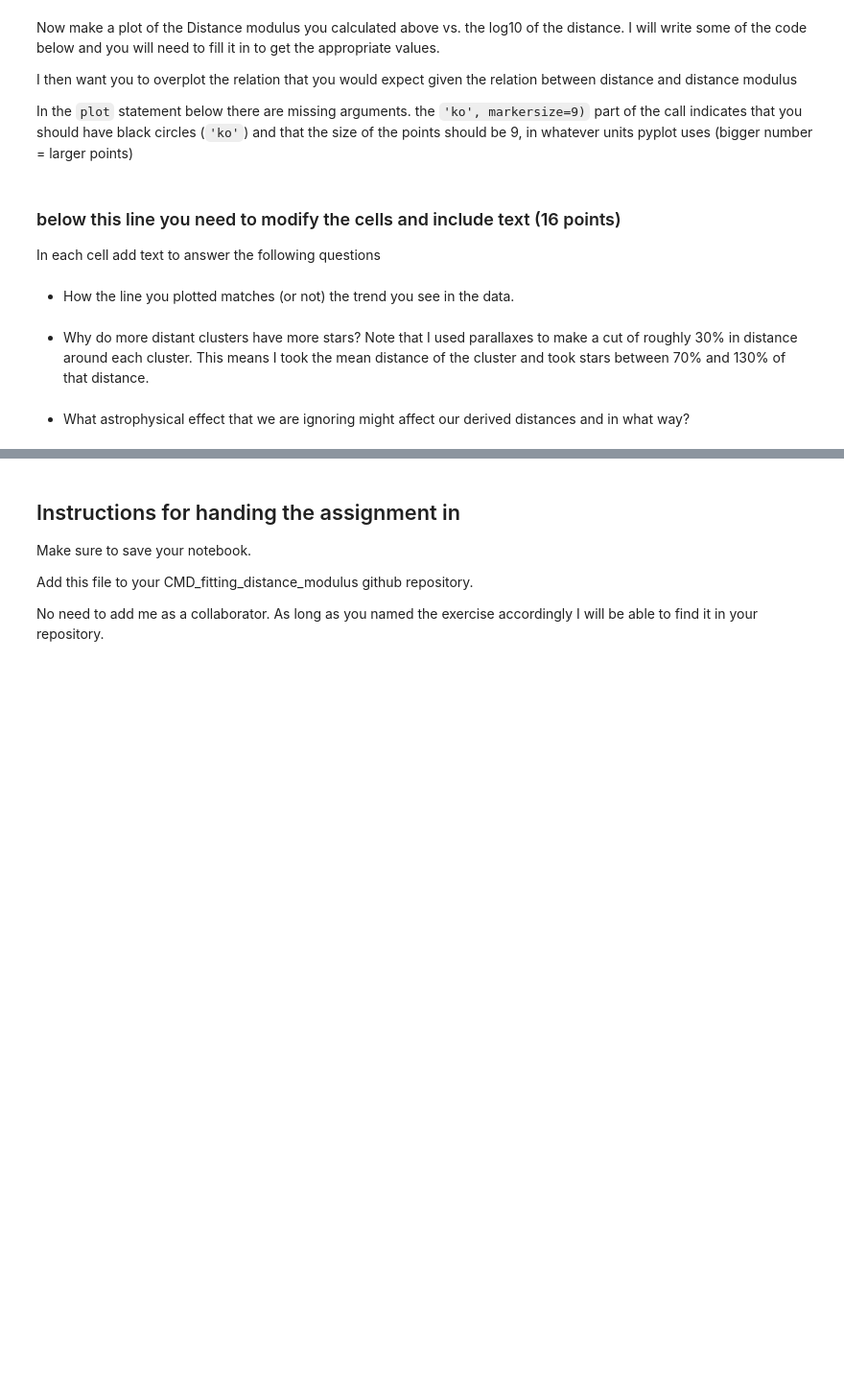
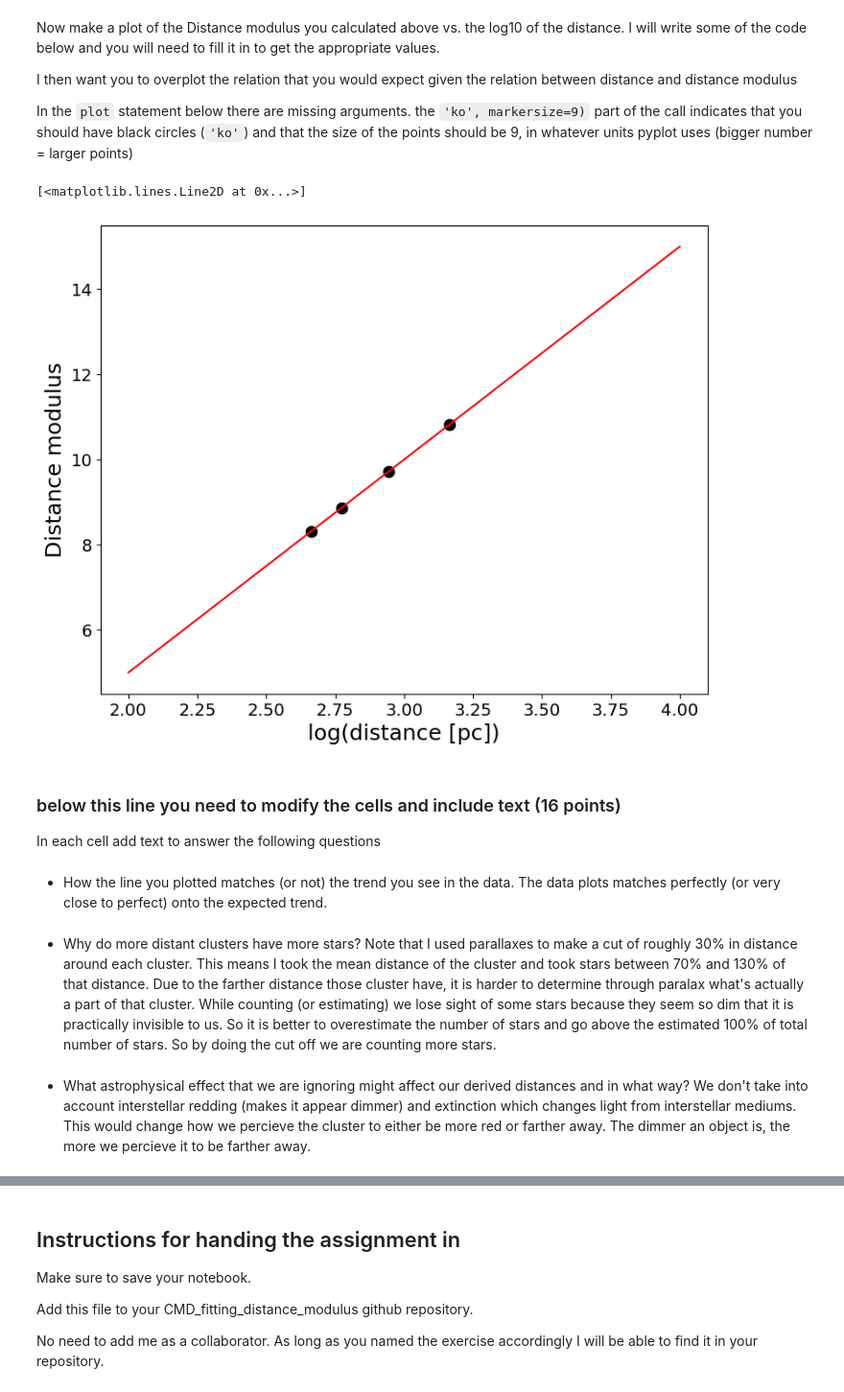
Before and after one commit to ChristianArgueta/CMD-distmod_student, a Jupyter notebook: cluster_plot_student.ipynb, the cells around one changed output, grey strips where cells are left out. Shown at 96% size. Drawn from its saved outputs; the diff is of its cells as text; code cells hidden in the pictures; blank space fills up the shorter version.

```diff
--- a/cluster_plot_student.ipynb
+++ b/cluster_plot_student.ipynb
@@ -77,11 +77,12 @@ Use the derived magnitude shift to compute a distance to the cluster by writing
 #write a calculation here that you execute and which prints out the distance to your cluster in pc.
 #To compute the log_10 you need to write "np.log10(number)"
 #### Write code here.
+#The shift for m36 by eye is a magnitude shift of -4.15 with no color shift.
 # enter your calculated shift here
 shift_m36 = -4.15
 
 # Assuming the distance to M45 is 130pc write an code expression that converts your shift into the ratio of the distances
 #the Pleiades to this cluster
-dist_ratio_m36 = 10**(-shift_m36/(5)) *130
+dist_ratio_m36 = 10**(-shift_m36/(5))
 print(dist_ratio_m36)
 # %% [output]
@@ -126,12 +127,12 @@ Use the derived magnitude shift to compute a distance to the cluster by writing
 #write a calculation here that you execute and which prints out the distance to your cluster in pc.
 #To compute the log_10 you need to write "np.log10(number)"
 #### Write code here.
-
+#The shift for ngc 3293 by eye is a magnitude shift of -5.25 with no color shift.
 # enter your calculated shift here
 shift_ngc3293 = -5.25
 
 # Assuming the distance to M45 is 130pc write an code expression that converts your shift into the ratio of the distances
 #the Pleiades to this cluster
-dist_ratio_ngc3293 = 10**(-shift_ngc3293/(5)) *130
+dist_ratio_ngc3293 = 10**(-shift_ngc3293/(5))
 print(dist_ratio_ngc3293)
 # %% [output]
@@ -150,7 +151,7 @@ dist_ratios = np.array([dist_ratio_m34, dist_ratio_m36, dist_ratio_ngc6231, dist
 
 #write an expression to calculate the distance to each cluster
 dist_pleiades = 130.0
-dists =
+dists = dist_ratios * dist_pleiades
 
 print("Distance for M 34 = ", dists[0], " pc")
 print("Distance for M 36 = ", dists[1], " pc")
@@ -159,7 +160,7 @@ print("Distance for NGC 3293 = ", dists[3], " pc")
 print()
 
 #write an expression to derive the distance modulus from the distance ratio or distance
-dist_mods =
+dist_mods = 5*np.log10(dists/10)
 
 print("Distance Modulus for M 34 = ", dist_mods[0])
 print("Distance Modulus for M 36 = ", dist_mods[1])
@@ -174,36 +185,42 @@ In the `plot` statement below there are missing arguments.  the `'ko', markersiz
 # %%
 #You will need to make an array that contains the log of the distances
 
 #### Write code here
-logdist =
+logdist = np.log10(dists)
 
 #now complete this plot statement to plot the log of the distance vs. the distance modulus.
-plt.plot( ,'ko', markersize=9)
+plt.plot(logdist, dist_mods ,'ko', markersize=9)
 plt.xlabel('log(distance [pc])')
 plt.ylabel('Distance modulus')
 
 # here you will need to draw a line on your plot that shows the prediction
 #of the distance modulus given the distance.
 #these are the two x-points of your line, in log distance
 logdistpred = np.array([2,4])
 
 # write down the function that turns logdistpred into the distance modulus
 #
-dmpred =
+dmpred = logdistpred *5 - 5
 
 #plot this line on the previous plot
 #the 'r-' indicates a red line
 plt.plot(logdistpred, dmpred, 'r-')
+# %% [output]
+[<matplotlib.lines.Line2D at 0x...>]
+[figure, added]
 # %% [markdown]
 ### below this line you need to modify the cells and include text  (16 points)
 
 In each cell add text to answer the following questions
 # %% [markdown]
 - How the line you plotted matches (or not) the trend you see in the data.
+The data plots matches perfectly (or very close to perfect) onto the expected trend.
 # %% [markdown]
 - Why do more distant clusters have more stars? Note that I used parallaxes to make a cut of roughly 30% in distance around each cluster.  This means I took the mean distance of the cluster and took stars between 70\% and 130\% of that distance.
+Due to the farther distance those cluster have,  it is harder to determine through paralax what's actually a part of that cluster. While counting (or estimating) we lose sight of some stars because they seem so dim that it is practically invisible to us. So it is better to overestimate the number of stars and go above the estimated 100% of total number of stars. So by doing the cut off we are counting more stars.
-# %% [markdown]
-- What astrophysical effect that we are ignoring might affect our derived distances and in what way?
+# %% [markdown]
+- What astrophysical effect that we are ignoring might affect our derived distances and in what way?
+We don't take into account interstellar redding (makes it appear dimmer) and extinction which changes light from interstellar mediums. This would change how we percieve the cluster to either be more red or farther away. The dimmer an object is, the more we percieve it to be farther away.
 # %% [markdown]
 - How might you do a better job determining the shifts than doing it by eye.  If you would like to try it out your method, you can take some of the data files in the Project_clusters/ directory and try to implement a better method.  The quantities we use to make the plots are bp_rp for the x-axis and phot_rp_mean_mag for the y-axis.
 
```
Also changed, not shown: parts of 7 cells of this notebook.
